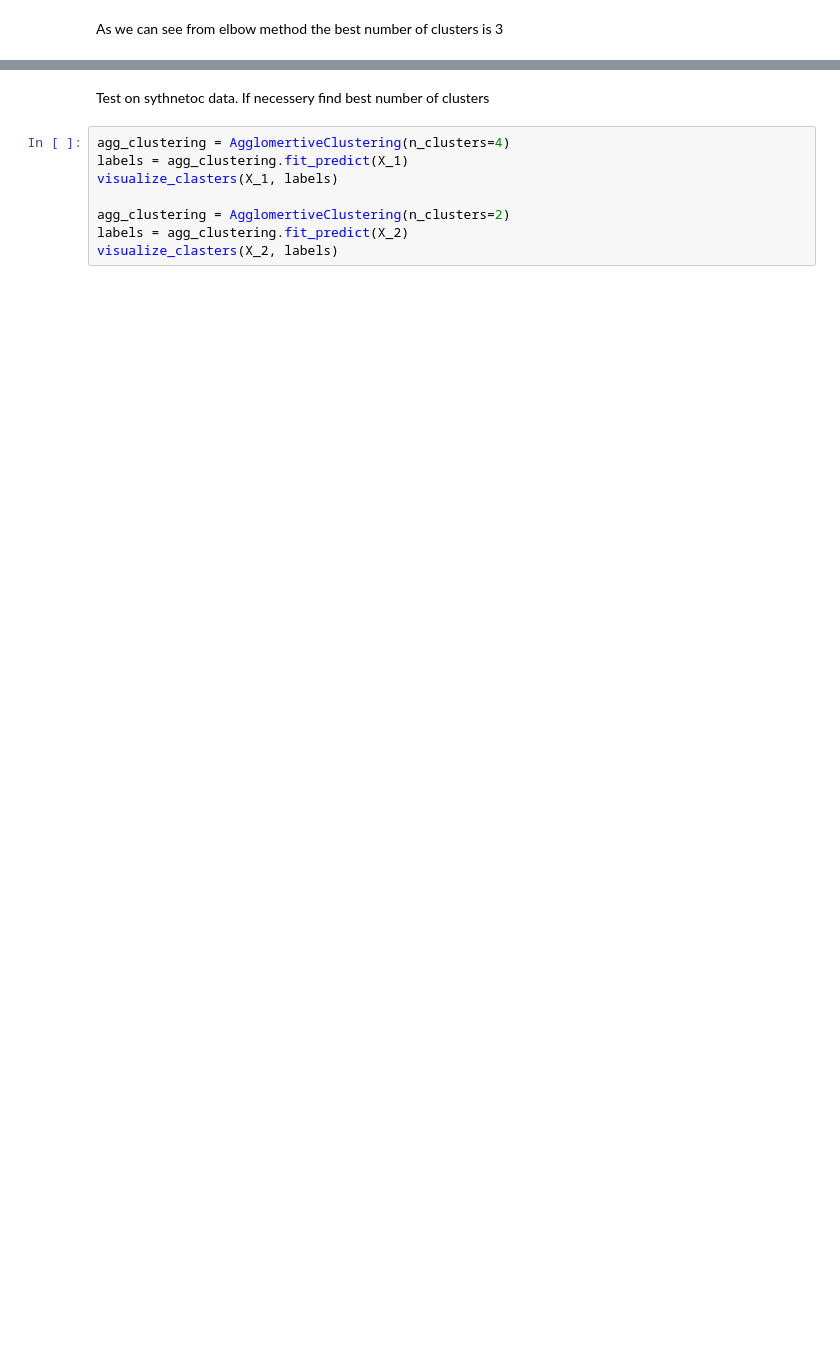
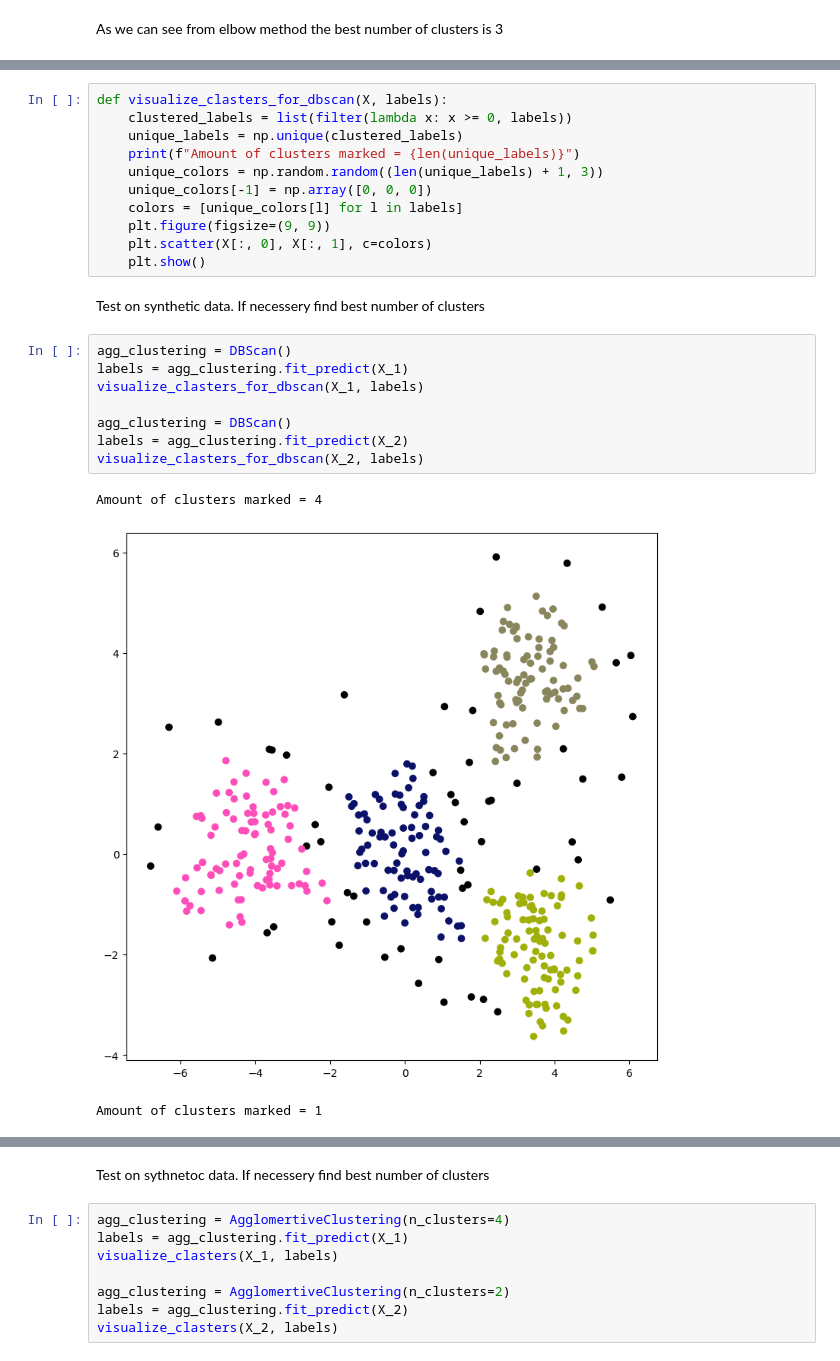
Before and after one commit to kirvader/jub_ml, a Jupyter notebook: fall_2022/lecture_4/assignment_3.ipynb, the cells around one changed output, grey strips where cells are left out. Cells and saved outputs as stored; diff of their text form; blank space fills up the shorter version.

Commit message:
added DBSCAN implementation

```diff
--- a/fall_2022/lecture_4/assignment_3.ipynb
+++ b/fall_2022/lecture_4/assignment_3.ipynb
@@ -228,0 +302,25 @@ As we can see from elbow method the best number of clusters is 3
+# %%
+def visualize_clasters_for_dbscan(X, labels):
+    clustered_labels = list(filter(lambda x: x >= 0, labels))
+    unique_labels = np.unique(clustered_labels)
+    print(f"Amount of clusters marked = {len(unique_labels)}")
+    unique_colors = np.random.random((len(unique_labels) + 1, 3))
+    unique_colors[-1] = np.array([0, 0, 0])
+    colors = [unique_colors[l] for l in labels]
+    plt.figure(figsize=(9, 9))
+    plt.scatter(X[:, 0], X[:, 1], c=colors)
+    plt.show()
+# %% [markdown]
+Test on synthetic data. If necessery find best number of clusters
+# %%
+agg_clustering = DBScan()
+labels = agg_clustering.fit_predict(X_1)
+visualize_clasters_for_dbscan(X_1, labels)
+
+agg_clustering = DBScan()
+labels = agg_clustering.fit_predict(X_2)
+visualize_clasters_for_dbscan(X_2, labels)
+# %% [output]
+Amount of clusters marked = 4
+[figure, added]
+Amount of clusters marked = 1
```
Also changed, not shown: parts of 16 cells of this notebook.
